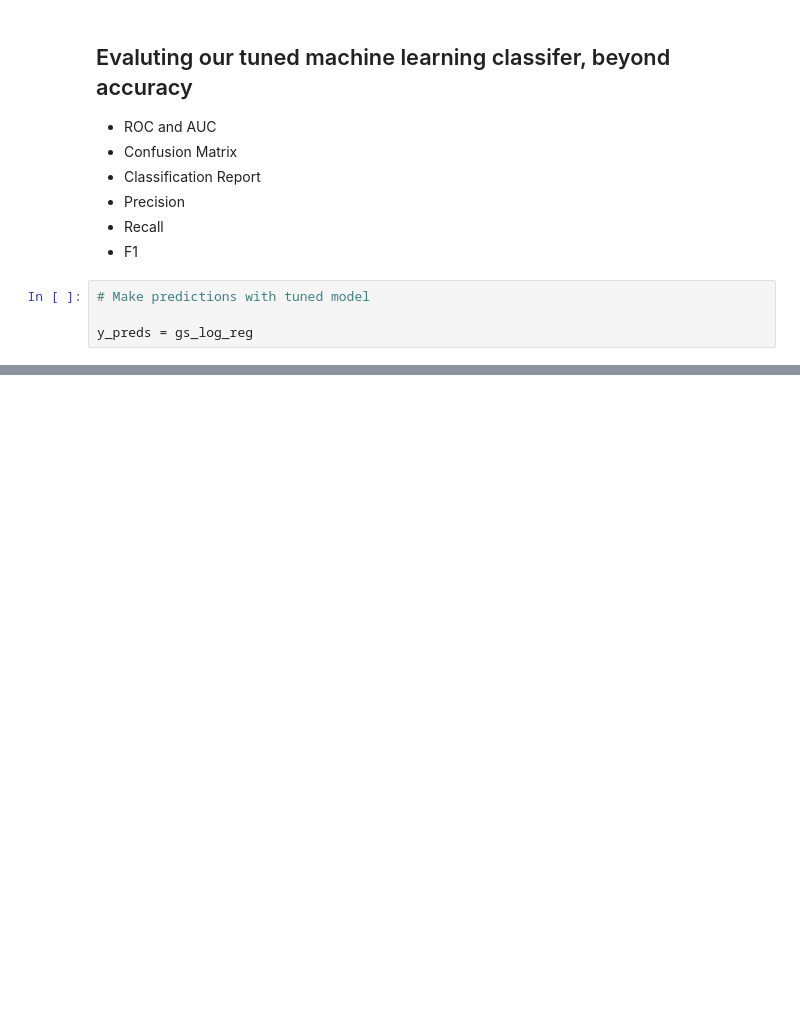
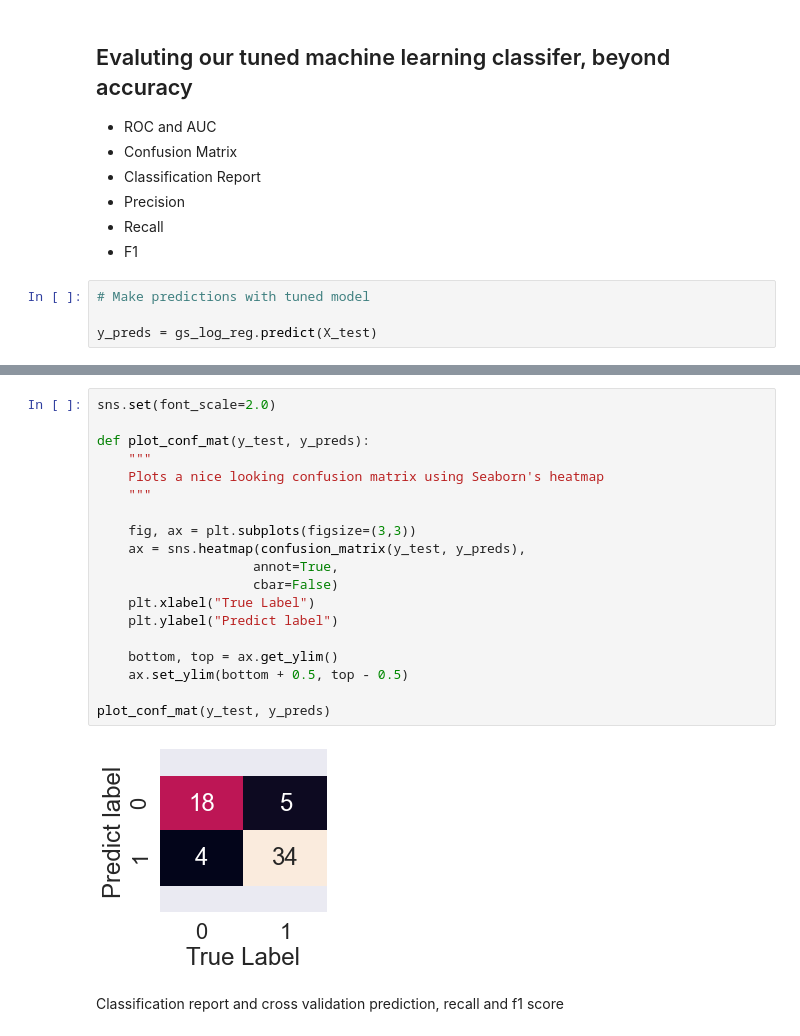
Before and after one commit to allanleung/ML-Projects, a Jupyter notebook: heart-disease-project/end-to-end-heart-disease-kaggle.ipynb, the cells around one changed output, grey strips where cells are left out. Cells and saved outputs as stored; diff of their text form; blank space fills up the shorter version.

```diff
--- a/heart-disease-project/end-to-end-heart-disease-kaggle.ipynb
+++ b/heart-disease-project/end-to-end-heart-disease-kaggle.ipynb
@@ -651,4 +651,4 @@ model_scores
 # %%
 # Make predictions with tuned model
 
-y_preds = gs_log_reg
+y_preds = gs_log_reg.predict(X_test)
@@ -654,0 +689,23 @@ y_preds = gs_log_reg
+# %%
+sns.set(font_scale=2.0)
+
+def plot_conf_mat(y_test, y_preds):
+    """
+    Plots a nice looking confusion matrix using Seaborn's heatmap
+    """
+
+    fig, ax = plt.subplots(figsize=(3,3))
+    ax = sns.heatmap(confusion_matrix(y_test, y_preds),
+                    annot=True,
+                    cbar=False)
+    plt.xlabel("True Label")
+    plt.ylabel("Predict label")
+
+    bottom, top = ax.get_ylim()
+    ax.set_ylim(bottom + 0.5, top - 0.5)
+
+plot_conf_mat(y_test, y_preds)
+# %% [output]
+[figure, added]
+# %% [markdown]
+Classification report and cross validation prediction, recall and f1 score
```
Also changed, not shown: parts of 21 cells of this notebook.
